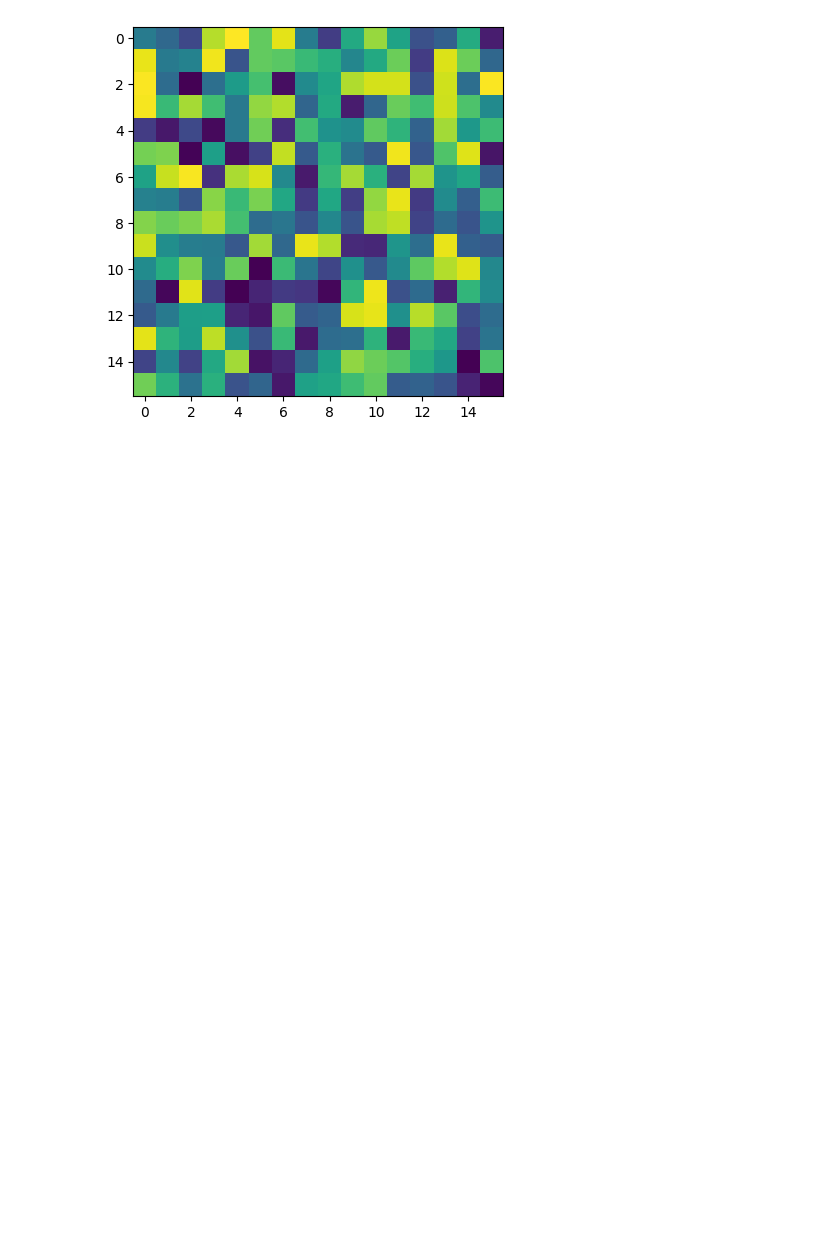
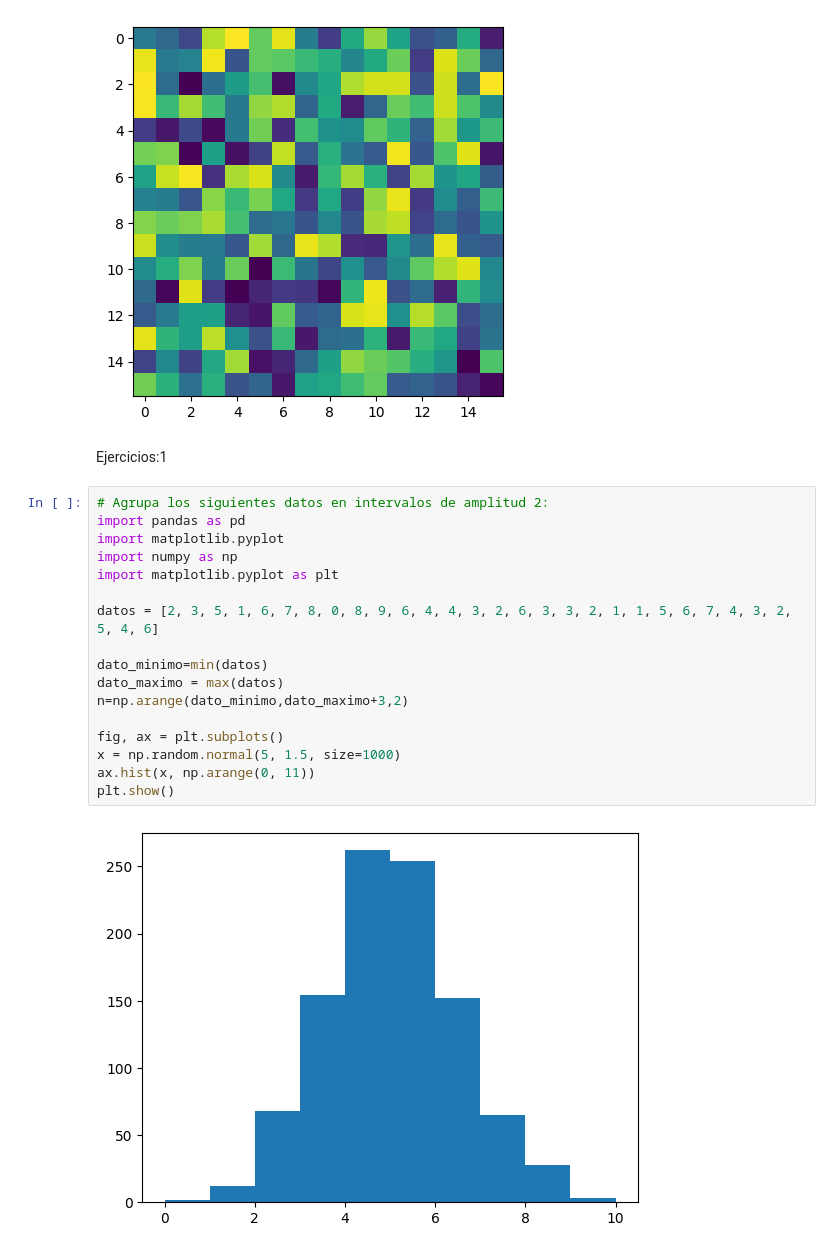
Before and after one commit to RICHAR-SL/IA, a Jupyter notebook: Matplotlib.ipynb, the cells around one changed output. Saved outputs shown, nothing was run; the diff lists cells and outputs as text; blank space fills up the shorter version.

```diff
--- a/Matplotlib.ipynb
+++ b/Matplotlib.ipynb
@@ -213,3 +213,24 @@ ax.imshow(x)
 plt.show()
 # %% [output]
 [figure]
+# %% [markdown]
+Ejercicios:1
+# %%
+# Agrupa los siguientes datos en intervalos de amplitud 2:
+import pandas as pd
+import matplotlib.pyplot
+import numpy as np
+import matplotlib.pyplot as plt
+
+datos = [2, 3, 5, 1, 6, 7, 8, 0, 8, 9, 6, 4, 4, 3, 2, 6, 3, 3, 2, 1, 1, 5, 6, 7, 4, 3, 2, 5, 4, 6]
+
+dato_minimo=min(datos)
+dato_maximo = max(datos)
+n=np.arange(dato_minimo,dato_maximo+3,2)
+
+fig, ax = plt.subplots()
+x = np.random.normal(5, 1.5, size=1000)
+ax.hist(x, np.arange(0, 11))
+plt.show()
+# %% [output]
+[figure, added]
```
Also changed, not shown: parts of 19 cells of this notebook.
